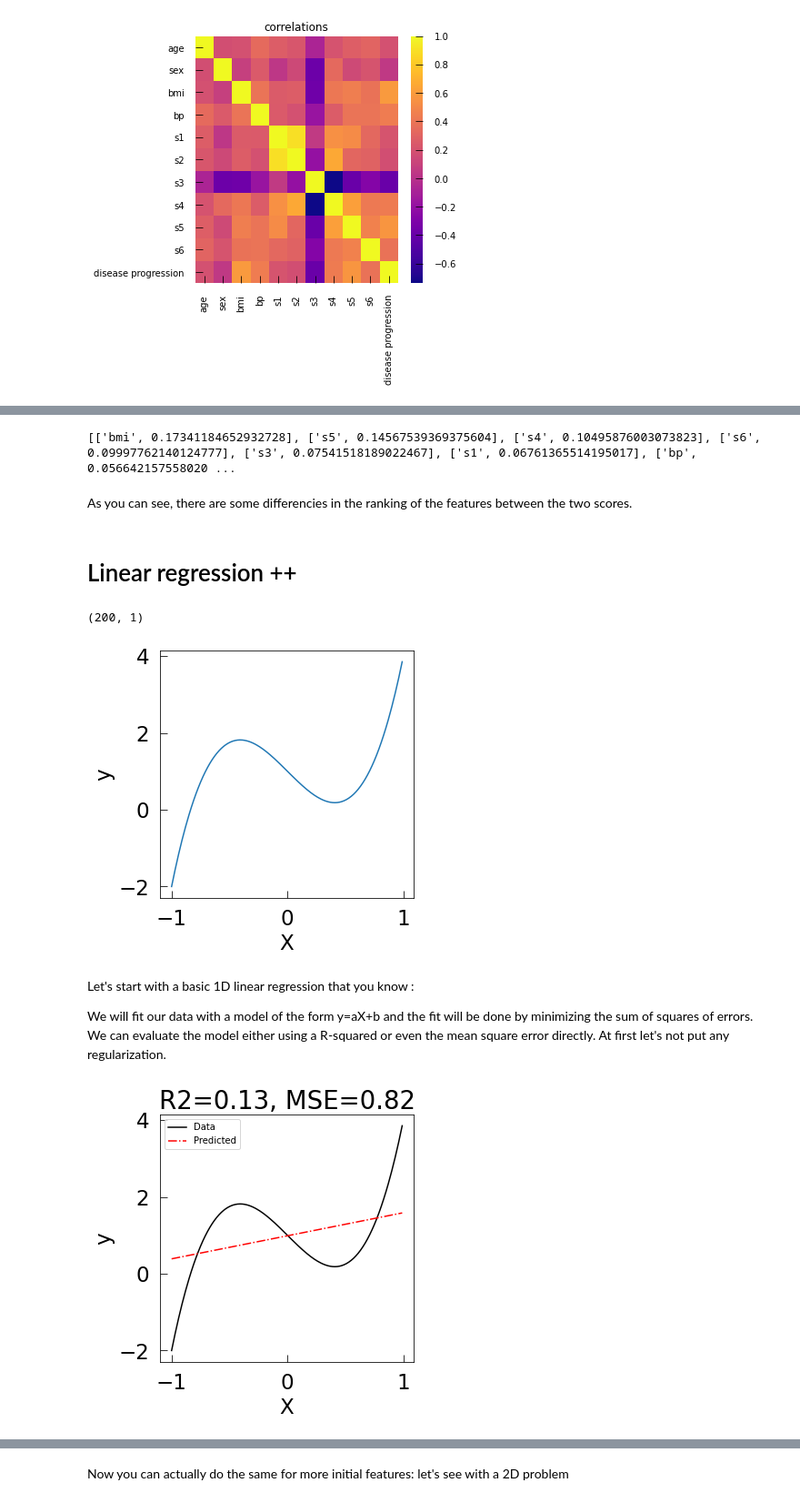
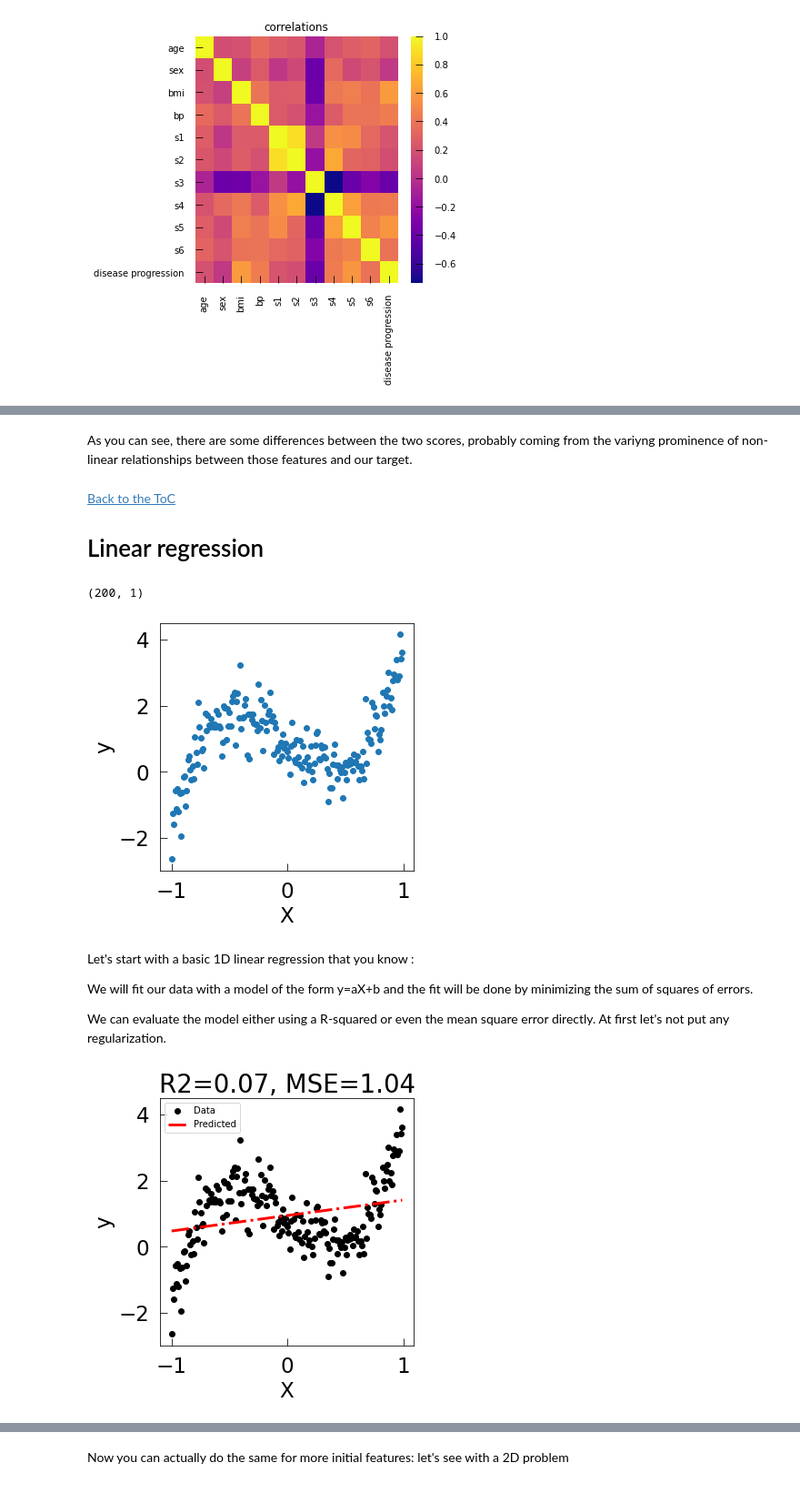
Before and after one commit to sib-swiss/intro-machine-learning-training, a Jupyter notebook: python_notebooks/Chapter_4_Machine_Learning_for_regression.ipynb, the cells around one changed output, grey strips where cells are left out. Shown at 91% size. Cells and saved outputs as stored; diff of their text form; code cells hidden in the pictures.

```diff
--- a/python_notebooks/Chapter_4_Machine_Learning_for_regression.ipynb
+++ b/python_notebooks/Chapter_4_Machine_Learning_for_regression.ipynb
@@ -224,65 +291,52 @@ X_new=skb.transform(df_diabetes[list(df_diabetes.columns)[:-1]])
-# %%
-from sklearn.feature_selection import SelectKBest
-from sklearn.feature_selection import mutual_info_regression
-
-# creating the SelectKBest object: looking for the best features (k=2) using the MI
-skb = SelectKBest(mutual_info_regression, k=2)
-# calculating MI for each feature
-skb.fit(df_diabetes[list(df_diabetes.columns)[:-1]], df_diabetes[list(df_diabetes.columns)[-1]])
-
-dico_MI={df_diabetes.columns[i]:v for i,v in enumerate(skb.scores_)}
-# all the features and MI associated. use .scores_
-print(sorted([[s,dico_MI[s]] for s in dico_MI.keys()],key=itemgetter(1),reverse=True))
-
-# note that with f score we interested in small pvalues, whereas here we are interested in high MI score
-# keep only the k=2 best features according to the score
-X_new=skb.transform(df_diabetes[list(df_diabetes.columns)[:-1]])
-# %% [output]
-[['bmi', 0.17341184652932728], ['s5', 0.14567539369375604], ['s4', 0.10495876003073823], ['s6', 0.09997762140124777], ['s3', 0.07541518189022467], ['s1', 0.06761365514195017], ['bp', 0.056642157558020 ...
 # %% [markdown]
-As you can see, there are some differencies in the ranking of the features between the two scores.
+As you can see, there are some differences between the two scores, probably coming from the variyng prominence of non-linear relationships between those features and our target.
 # %% [markdown]
-# Linear regression ++ <a class="anchor" id="Linear-Regression"></a>
+[Back to the ToC](#toc)
+
+# Linear regression <a class="anchor" id="Linear-Regression"></a>
 # %%
 # Toy data set where we have only one feature (X is one dimensional) and we want to predict y.
-# We use a simple model used here: y is just a typical third degree polynomial of X with some gaussian noise
-# (here the coefficient of noise is set to 0 but #I encourage you to play with it).
+# We use a simple model here: y is just a typical third degree polynomial of X with some gaussian noise
+# (here the coefficient of noise is set to 0.5 but I encourage you to play with it).
 
 X=np.ndarray.reshape(np.arange(-1,1,10**-2),200,1)
 print(np.shape(X))
-y=[1-3*v+6*v**3 +0*np.random.randn() for v in X[:,0]]
+y=[1-3*v+6*v**3 +0.5*np.random.randn() for v in X[:,0]]
 # %% [output]
 (200, 1)
 # %%
 pylab.rcParams['figure.figsize'] =5, 5
 plt.rc("font", size=23)
-plt.plot(X[:,0],y)
+plt.plot(X[:,0],y,'o')
 plt.xlabel('X')
 plt.ylabel('y')
 plt.show()
 # %% [output]
-[figure, old version]
+[figure, new version]
 # %% [markdown]
 Let's start with a basic 1D linear regression that you know :
 
-We will fit our data with a model of the form y=aX+b and the fit will be done by minimizing the sum of squares of errors. We can evaluate the model either using a R-squared or even the mean square error directly. At first let's not put any regularization.
+We will fit our data with a model of the form y=aX+b and the fit will be done by minimizing the sum of squares of errors.
+
+We can evaluate the model either using a R-squared or even the mean square error directly. At first let's not put any regularization.
 # %%
 from sklearn.linear_model import LinearRegression
 from sklearn.metrics import r2_score
 from sklearn.metrics import mean_squared_error
 
 lr=LinearRegression()
 lr.fit(X,y)
 y_predict=lr.predict(X)
 R2=r2_score(y,y_predict)
 MSE=mean_squared_error(y,y_predict)
-plt.plot(X[:,0],y,'k-',label='Data')
-plt.plot(X[:,0],y_predict,'r-.',label='Predicted')
+
+plt.plot(X[:,0],y,'ko',label='Data')
+plt.plot(X[:,0],y_predict,'r-.',label='Predicted', linewidth = 3)
 plt.legend(loc='best',fontsize=10)
 plt.title('R2={0:.2f}, MSE={1:.2f}'.format(R2,MSE))
 plt.xlabel('X')
 plt.ylabel('y')
 plt.show()
 # %% [output]
-[figure, old version]
+[figure, new version]
 # %% [markdown]
```
Also changed, not shown: parts of 61 cells of this notebook.
